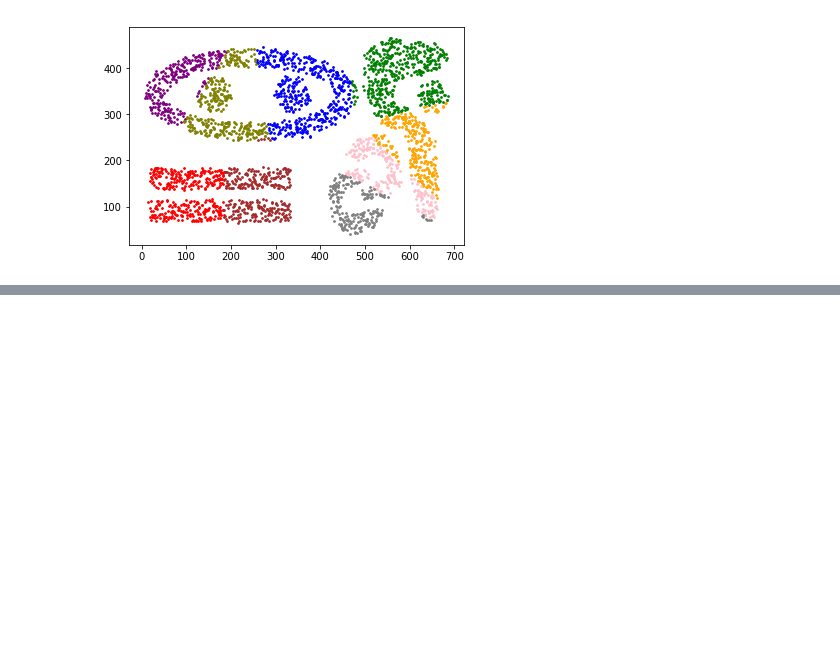
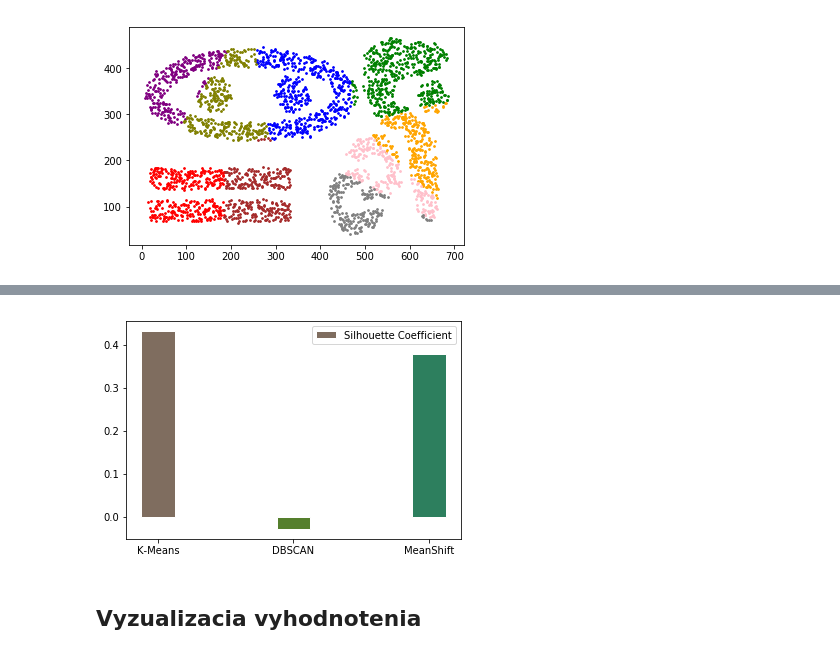
Before and after one commit to SimonSebechlebsky/vos2-clustering, a Jupyter notebook: clustering.ipynb, the cells around one changed output, grey strips where cells are left out. Cells and saved outputs as stored; diff of their text form; code cells hidden in the pictures; blank space fills up the shorter version.

```diff
--- a/clustering.ipynb
+++ b/clustering.ipynb
@@ -94,0 +116,12 @@ visualize_clusters(df2, 'x_pca', 'y_pca', 'class')
+# %%
+from sklearn.metrics import pairwise_distances
+
+pd_mean_db_scan = metrics.silhouette_score(np.array(train_df1), k_means, metric='euclidean')
+pd_mean_meanshift = metrics.silhouette_score(np.array(train_df1), db_scan, metric='euclidean')
+pd_db_mean = metrics.silhouette_score(np.array(train_df1), meanshift, metric='euclidean')
+# %%
+visualize_metrics([pd_mean_db_scan, pd_mean_meanshift, pd_db_mean], 'Silhouette Coefficient')
+# %% [output]
+[figure, added]
+# %% [markdown]
+## Vyzualizacia vyhodnotenia
```
Also changed, not shown: parts of 20 cells of this notebook.
